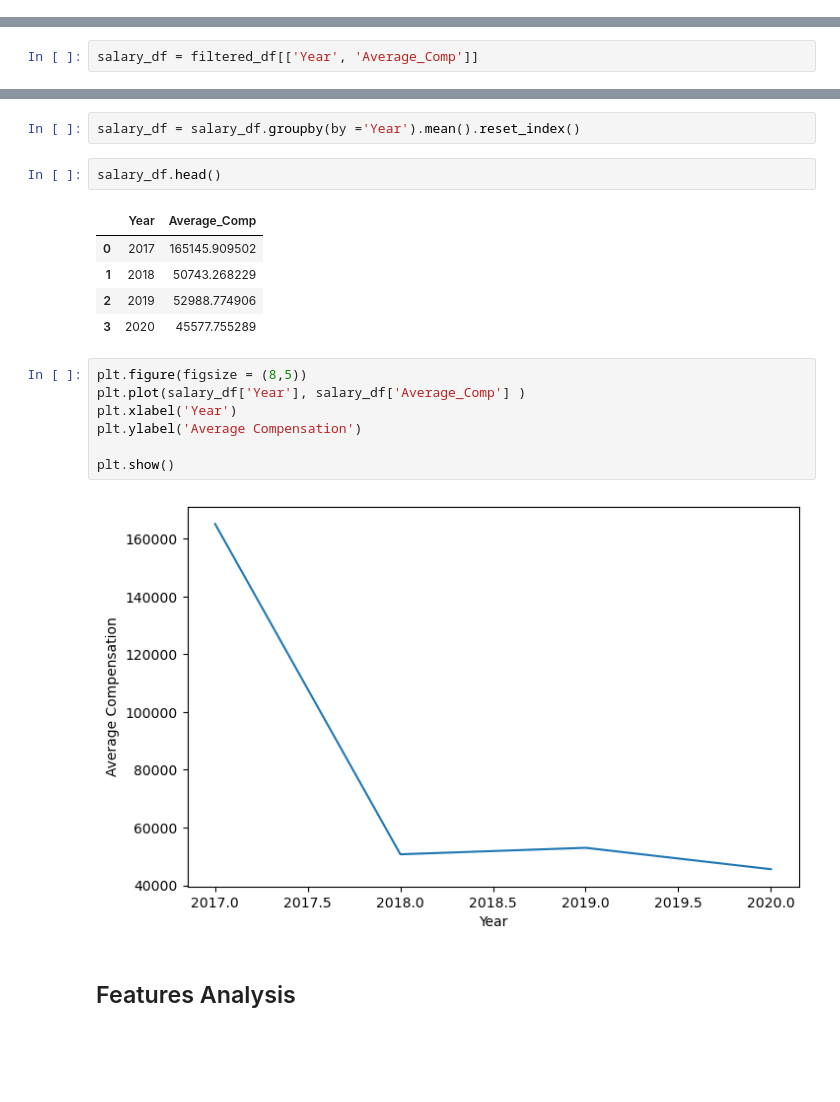
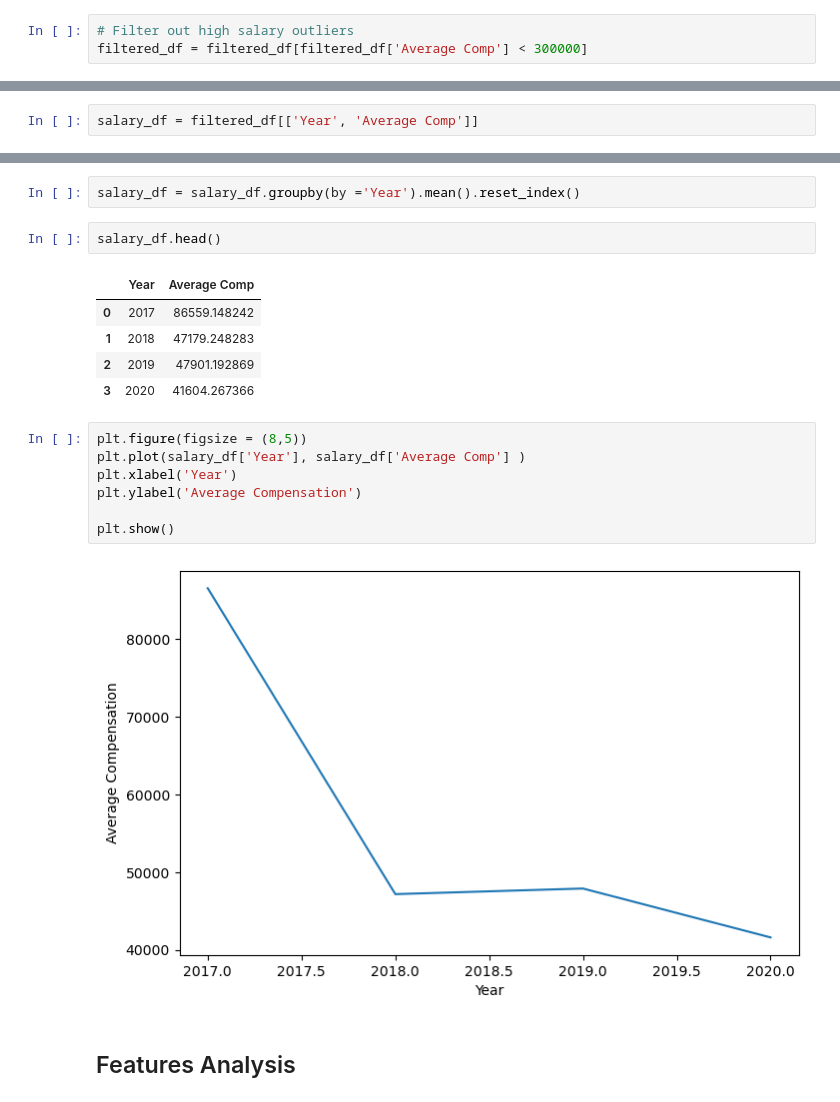
Before and after one commit to PavelM90/DSC630_Ali_Pavel_Term_Project, a Jupyter notebook: Data_Exploration_Salary_Kaggle.ipynb, the cells around one changed output, grey strips where cells are left out. Drawn from its saved outputs; the diff is of its cells as text; blank space fills up the shorter version.

```diff
--- a/Data_Exploration_Salary_Kaggle.ipynb
+++ b/Data_Exploration_Salary_Kaggle.ipynb
@@ -251,0 +257,3 @@ plt.show()
+# %%
+# Filter out high salary outliers
+filtered_df = filtered_df[filtered_df['Average Comp'] < 300000]
@@ -580,7 +590,7 @@ plt.show()
 # %% [markdown]
 ## Change in salary
 # %%
-salary_df = filtered_df[['Year', 'Average_Comp']]
+salary_df = filtered_df[['Year', 'Average Comp']]
 # %%
 salary_df.head(20)
 # %% [output]
@@ -606,20 +616,20 @@ salary_df = salary_df.groupby(by ='Year').mean().reset_index()
 # %%
 salary_df.head()
 # %% [output]
-|  | Year | Average_Comp |
-| 0 | 2017 | 165145.909502 |
-| 1 | 2018 | 50743.268229 |
-| 2 | 2019 | 52988.774906 |
-| 3 | 2020 | 45577.755289 |
+|  | Year | Average Comp |
+| 0 | 2017 | 86559.148242 |
+| 1 | 2018 | 47179.248283 |
+| 2 | 2019 | 47901.192869 |
+| 3 | 2020 | 41604.267366 |
 # %%
 plt.figure(figsize = (8,5))
-plt.plot(salary_df['Year'], salary_df['Average_Comp'] )
+plt.plot(salary_df['Year'], salary_df['Average Comp'] )
 plt.xlabel('Year')
 plt.ylabel('Average Compensation')
 
 plt.show()
 # %% [output]
-[figure, old version]
+[figure, new version]
 # %% [markdown]
 ## Features Analysis
 # %%
```
Also changed, not shown: parts of 52 cells of this notebook.
